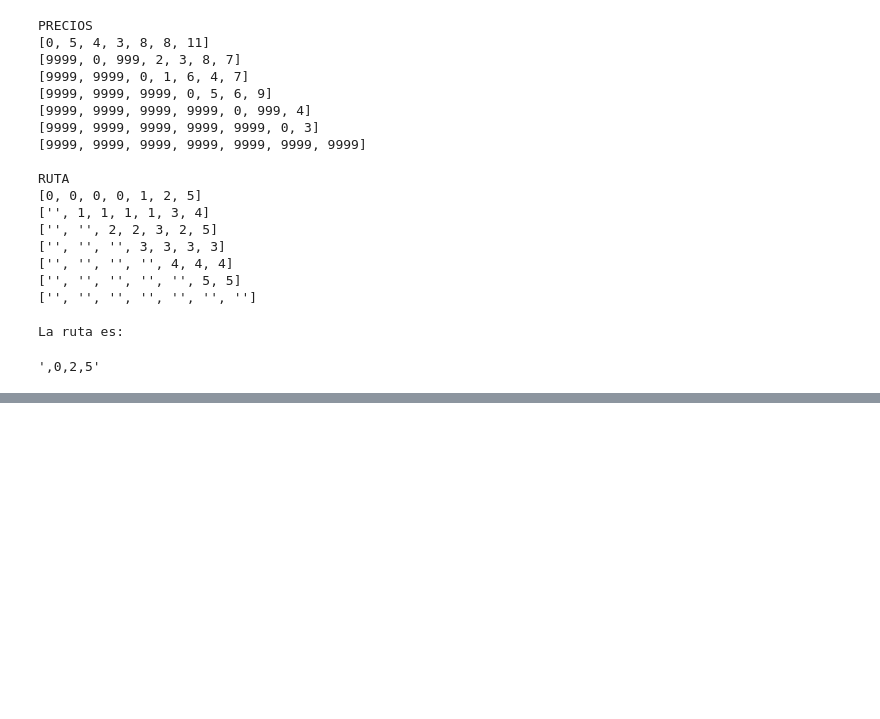
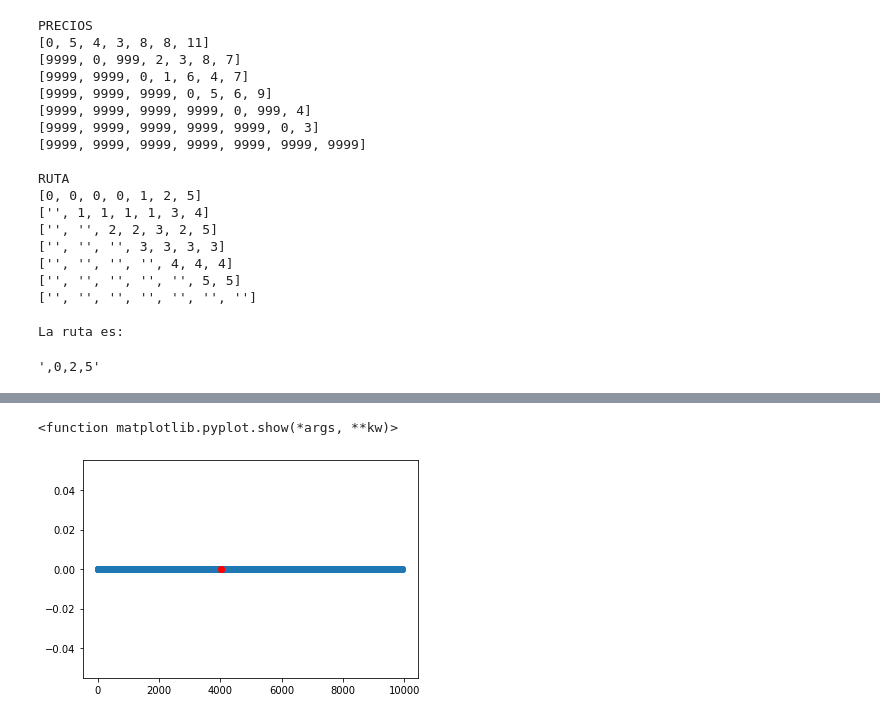
Before and after one commit to scanavi31/03MIAR---Algoritmos-de-Optimizacion, a Jupyter notebook: Ivan_Callejas__AG1.ipynb, the cells around one changed output, grey strips where cells are left out. Cells and saved outputs as stored; diff of their text form; code cells hidden in the pictures; blank space fills up the shorter version.

```diff
--- a/Ivan_Callejas__AG1.ipynb
+++ b/Ivan_Callejas__AG1.ipynb
@@ -246,0 +321,11 @@ La ruta es:
+# %%
+Ax = Lista_1D
+Ay = [0 for x in Lista_1D]
+Sx = [S_1D]
+Sy = [0 for x in S_1D]
+plt.scatter(Ax,Ay)
+plt.scatter(Sx,Sy, color="red")
+plt.show
+# %% [output]
+<function matplotlib.pyplot.show(*args, **kw)>
+[figure, added]
```
Also changed, not shown: parts of 12 cells of this notebook.
